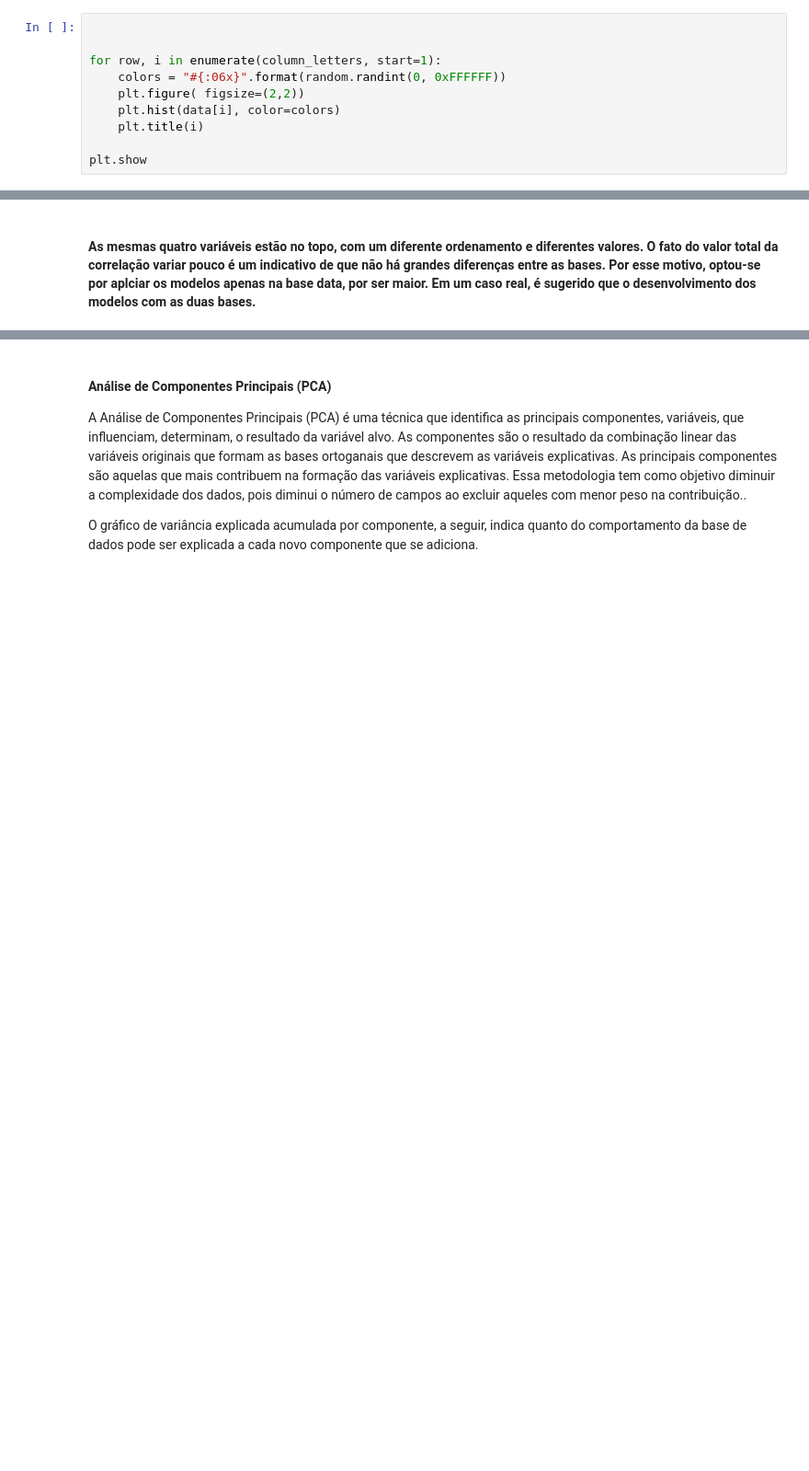
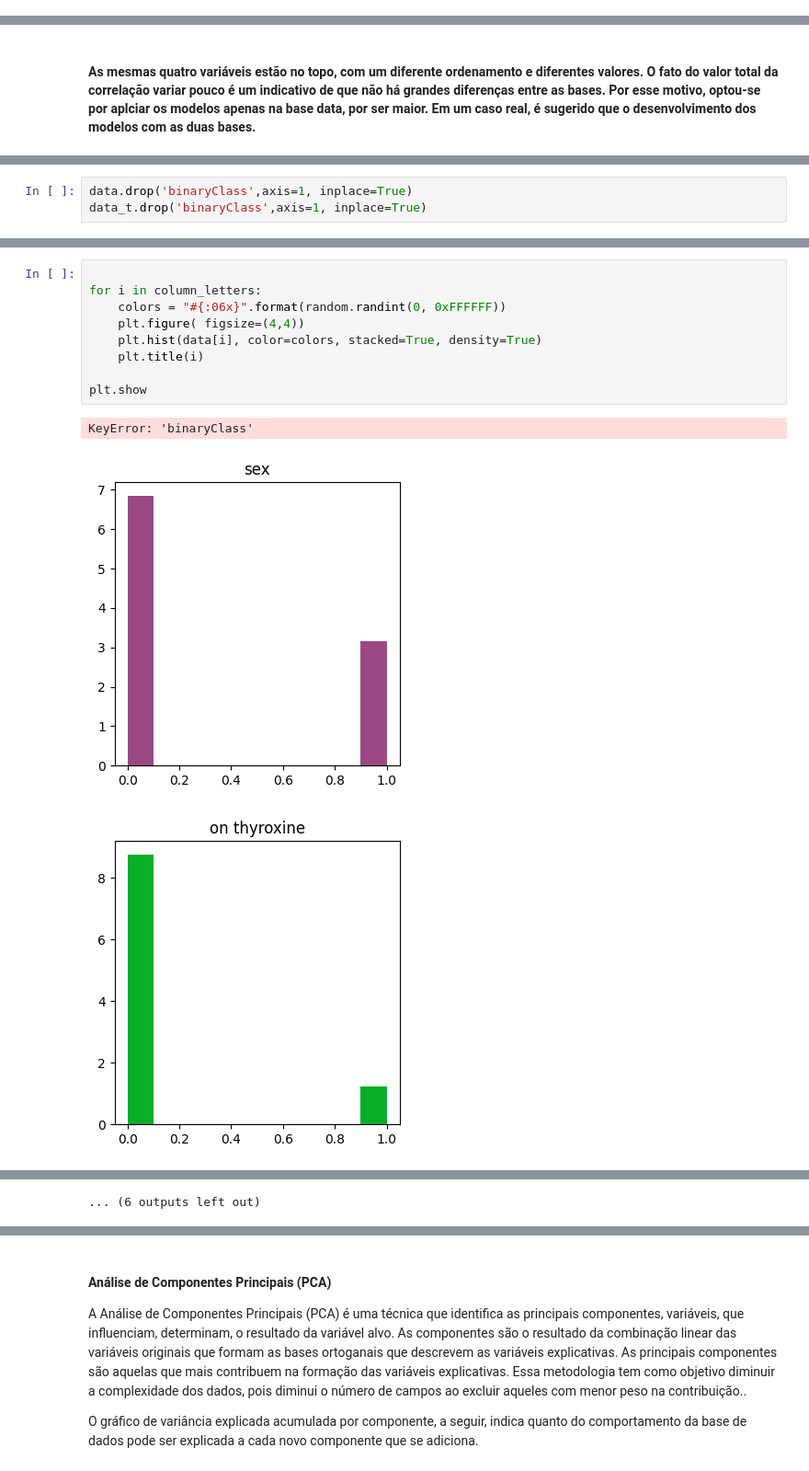
Before and after one commit to marinappdf/projetos-EBAC, a Jupyter notebook: Projeto Final/pred-hipertiroidismo.ipynb, the cells around one changed output, grey strips where cells are left out. Shown at 92% size. Drawn from its saved outputs; the diff is of its cells as text; blank space fills up the shorter version.

```diff
--- a/Projeto Final/pred-hipertiroidismo.ipynb
+++ b/Projeto Final/pred-hipertiroidismo.ipynb
@@ -507,10 +494,0 @@ Na sequência, uma rápida análise da distribuição das variáveis categórica
-# %%
-
-
-for row, i in enumerate(column_letters, start=1):
-    colors = "#{:06x}".format(random.randint(0, 0xFFFFFF))
-    plt.figure( figsize=(2,2))
-    plt.hist(data[i], color=colors)
-    plt.title(i)
-
-plt.show
@@ -624,0 +590,3 @@ Terimanada as análises e tratamento, pode-se iniciar a preparação dos dados p
+# %%
+data.drop('binaryClass',axis=1, inplace=True)
+data_t.drop('binaryClass',axis=1, inplace=True)
@@ -624,0 +597,13 @@ Terimanada as análises e tratamento, pode-se iniciar a preparação dos dados p
+# %%
+
+for i in column_letters:
+    colors = "#{:06x}".format(random.randint(0, 0xFFFFFF))
+    plt.figure( figsize=(4,4))
+    plt.hist(data[i], color=colors, stacked=True, density=True)
+    plt.title(i)
+
+plt.show
+# %% [output]
+KeyError: 'binaryClass'
+[figure, added]
+[figure, added]
@@ -624,0 +619 @@ Terimanada as análises e tratamento, pode-se iniciar a preparação dos dados p
+... (6 outputs left out)
```
Also changed, not shown: parts of 50 cells of this notebook.
